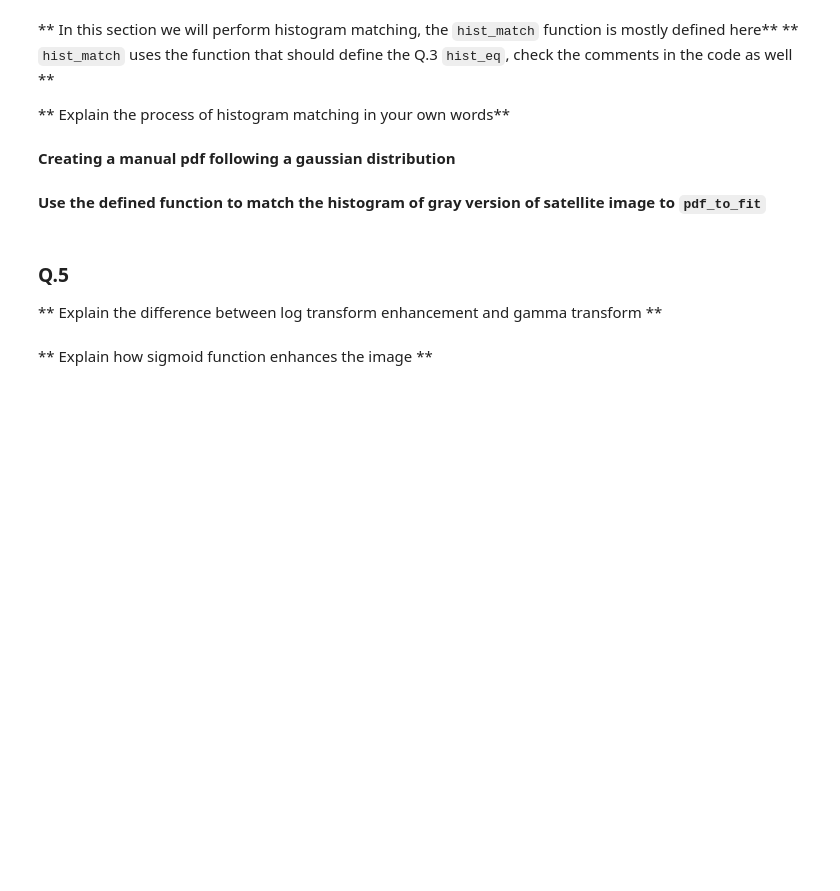
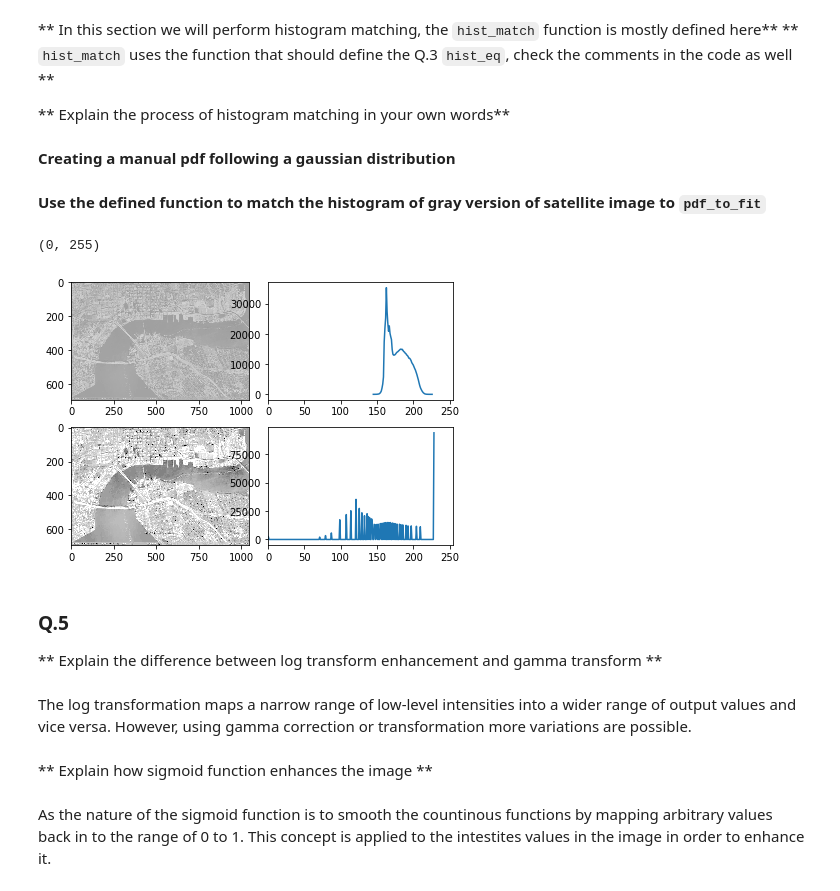
Before and after one commit to amjadkhan9686/B31XB-IIP-TP-1718, a Jupyter notebook: 2-image-enhancement/2-enhancement-supplementary.ipynb, the cells around one changed output. Cells and saved outputs as stored; diff of their text form; code cells hidden in the pictures; blank space fills up the shorter version.

```diff
--- a/2-image-enhancement/2-enhancement-supplementary.ipynb
+++ b/2-image-enhancement/2-enhancement-supplementary.ipynb
@@ -108,9 +174,33 @@ x = np.arange(max_img+1)
 pdf_to_fit = norm.pdf(x, 150, 30)
 # %% [markdown]
 **Use the defined function to match the histogram of gray version of satellite image to `pdf_to_fit`**
+# %%
+sat_img = hist_match(sat1, pdf_to_fit, sat1.min(), sat1.max())
+
+plt.figure()
+plt.subplot(221)
+io.imshow(sat1)
+plt.subplot(222)
+exp = exposure.histogram(sat1)
+plt.plot(exp[1],exp[0])
+plt.xlim(0,255)
+
+plt.subplot(223)
+plt.imshow(sat_img, cmap = cm.Greys_r)
+plt.subplot(224)
+exp = exposure.histogram(sat_img)
+plt.plot(exp[1],exp[0])
+plt.xlim(0,255)
+# %% [output]
+(0, 255)
+[figure, added]
 # %% [markdown]
 ### Q.5
 
 ** Explain the difference between log transform enhancement and gamma transform **
+# %% [markdown]
+The log transformation maps a narrow range of low-level intensities into a wider range of output values and vice versa. However, using gamma correction or transformation more variations are possible.
 # %% [markdown]
 ** Explain how sigmoid function enhances the image **
+# %% [markdown]
+As the nature of the sigmoid function is to smooth the countinous functions by mapping arbitrary values back in to the range of 0 to 1. This concept is applied to the intestites values in the image in order to enhance it.
```
Also changed, not shown: parts of 6 cells of this notebook, 1 other file.
